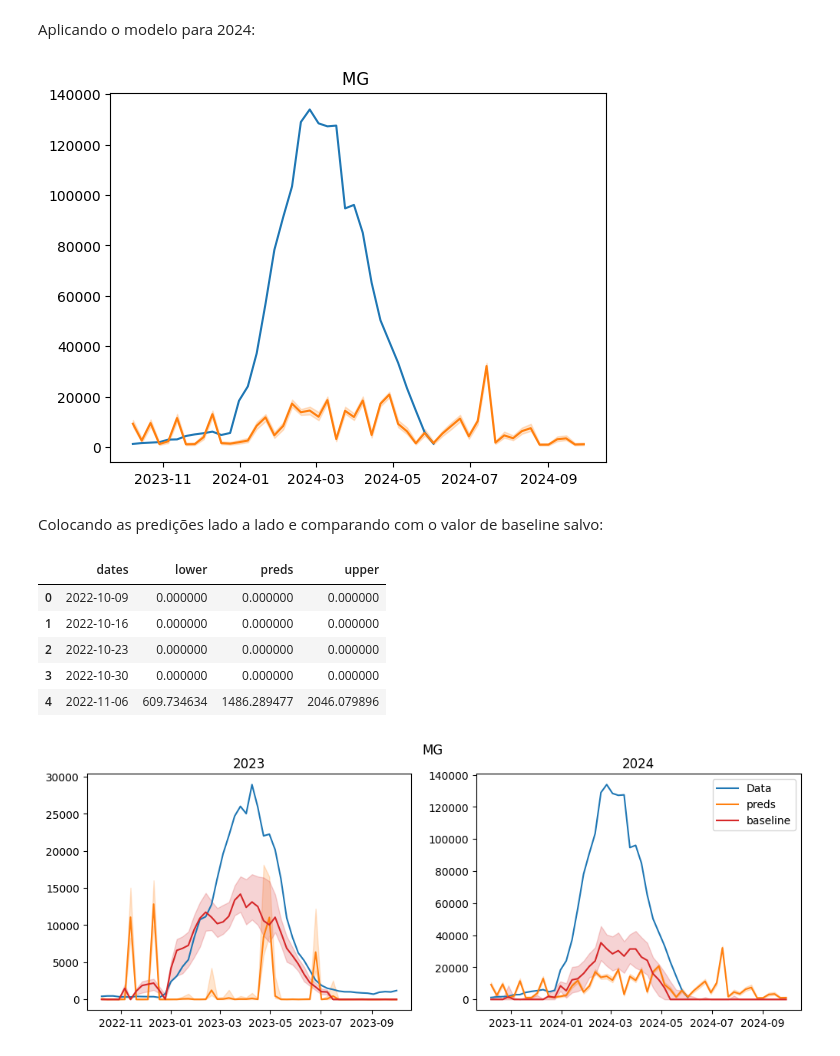
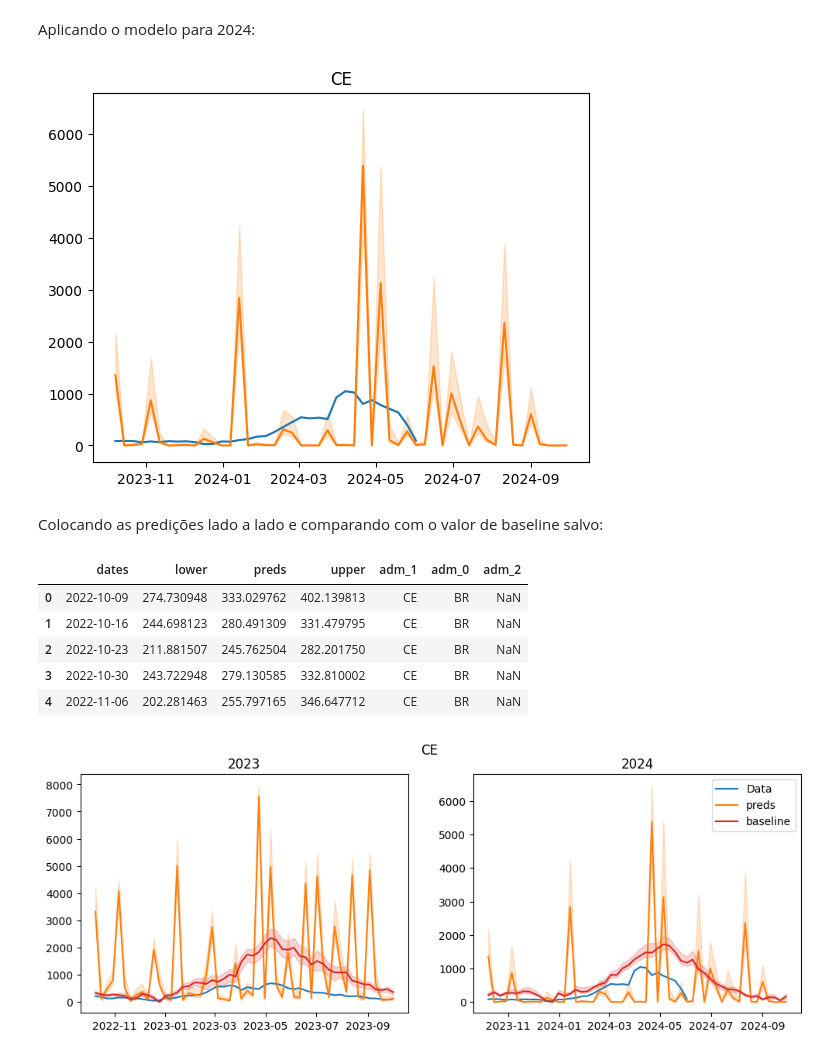
Before and after one commit to eduardocorrearaujo/lstm_transf_to_state, a Jupyter notebook: custom_loss_model.ipynb, the cells around one changed output. Saved outputs shown, nothing was run; the diff lists cells and outputs as text; code cells hidden in the pictures.

Commit message:
Update the model

```diff
--- a/custom_loss_model.ipynb
+++ b/custom_loss_model.ipynb
@@ -156,3 +125,7 @@ df_preds_23 = make_predictions(model, X_test, norm_values, dates = prep.gen_fore
+# %%
+df_w = df.loc[df.uf == STATE][['casos']].resample('W-SUN').sum()
+
+df_w = prep.add_epiweek_label(df_w)
 # %%
 fig, ax = plt.subplots()
 
@@ -175,20 +148,8 @@ Devo retreinar tudo novamente mas usando o mesmo modelo como start já que a nor
 TEST_YEAR = 2024
 # %%
 #regional samples
-X_train_reg, y_train_reg = prep.generate_regional_train_samples(df, enso, TEST_YEAR, min_year = 2023)
-
-# state samples
-df_w = prep.aggregate_data(df)
-
-data = df_w.merge(enso[['enso']], left_index = True, right_index = True)
-
-X_train_state, y_train_state, norm_values = prep.get_train_data(data.loc[data.year < TEST_YEAR], min_year = 2023)
-
-X_test, y_test = prep.get_test_data(norm_values,data, year = TEST_YEAR)
-
-X_train = np.append(X_train_reg, X_train_state, axis = 0)
-
-y_train = np.append(y_train_reg, y_train_state, axis = 0)
+X_train, y_train = prep.generate_regional_train_samples(df, enso, TEST_YEAR,['casos','epiweek', 'enso', 'R0', 'total_cases',
+                                                                                                  'peak_week', 'perc_geocode'], True, False, min_year = 2023)
 # %%
 X_train.shape
 # %% [output]
@@ -221,7 +182,8 @@ model.save(f'saved_models/model_{STATE}_{TEST_YEAR-1}_notebook.keras')
 # %% [markdown]
 Aplicando o modelo para 2024:
 # %%
-df_preds_24 = make_predictions(model, X_test, norm_values, dates = prep.gen_forecast_dates(TEST_YEAR))
+df_preds_24 =  sum_regions_predictions(model, df, enso,TEST_YEAR,['casos','epiweek', 'enso', 'R0', 'total_cases',
+                                                                                                  'peak_week', 'perc_geocode'], True, False )
 # %%
 fig, ax = plt.subplots()
 
@@ -231,64 +193,64 @@ ax.plot(df_preds_24.dates, df_preds_24.preds, label = 'preds')
 
 ax.fill_between( df_preds_24.dates, df_preds_24.lower, df_preds_24.upper, color = 'tab:orange', alpha = 0.2)
 
-ax.set_title(f'MG ')
+ax.set_title(f'{STATE}')
 
 plt.show()
 # %% [output]
-[figure, old version]
+[figure, new version]
 # %% [markdown]
 Colocando as predições lado a lado e comparando com o valor de baseline salvo:
 # %%
-df_preds_23_base = pd.read_csv('./predictions/preds_MG_2023_baseline.csv', index_col = 'Unnamed: 0')
+df_preds_23_base = pd.read_csv('./predictions/preds_CE_2023_baseline.csv')
 
 df_preds_23_base.dates = pd.to_datetime(df_preds_23_base.dates)
 
-df_preds_24_base = pd.read_csv('./predictions/preds_MG_2024_baseline.csv',  index_col = 'Unnamed: 0')
+df_preds_24_base = pd.read_csv('./predictions/preds_CE_2024_baseline.csv')
 
 df_preds_24_base.dates = pd.to_datetime(df_preds_24_base.dates)
 
 df_preds_23_base.head()
 # %% [output]
-|  | dates | lower | preds | upper |
-| 0 | 2022-10-09 | 0.000000 | 0.000000 | 0.000000 |
-| 1 | 2022-10-16 | 0.000000 | 0.000000 | 0.000000 |
-| 2 | 2022-10-23 | 0.000000 | 0.000000 | 0.000000 |
-| 3 | 2022-10-30 | 0.000000 | 0.000000 | 0.000000 |
-| 4 | 2022-11-06 | 609.734634 | 1486.289477 | 2046.079896 |
+|  | dates | lower | preds | upper | adm_1 | adm_0 | adm_2 |
+| 0 | 2022-10-09 | 274.730948 | 333.029762 | 402.139813 | CE | BR | NaN |
+| 1 | 2022-10-16 | 244.698123 | 280.491309 | 331.479795 | CE | BR | NaN |
+| 2 | 2022-10-23 | 211.881507 | 245.762504 | 282.201750 | CE | BR | NaN |
+| 3 | 2022-10-30 | 243.722948 | 279.130585 | 332.810002 | CE | BR | NaN |
+| 4 | 2022-11-06 | 202.281463 | 255.797165 | 346.647712 | CE | BR | NaN |
 # %%
 fig, ax = plt.subplots(1,2, figsize = (12, 4))
 
 ax[0].plot(df_w.loc[df_w.year == 2023].casos, label = 'Data')
 
 ax[0].plot(df_preds_23.dates, df_preds_23.preds, label = 'preds')
 
 ax[0].fill_between( df_preds_23.dates, df_preds_23.lower, df_preds_23.upper, color = 'tab:orange', alpha = 0.2)
 
 ax[0].plot(df_preds_23_base.dates, df_preds_23_base.preds, label = 'baseline', color = 'tab:red')
 
 ax[0].fill_between( df_preds_23_base.dates, df_preds_23_base.lower, df_preds_23_base.upper, color = 'tab:red', alpha = 0.2)
 
 ax[0].set_title('2023')
 
 ax[1].plot(df_w.loc[df_w.year == 2024].casos, label = 'Data')
 
 ax[1].plot(df_preds_24.dates, df_preds_24.preds, label = 'preds')
 
 ax[1].fill_between( df_preds_24.dates, df_preds_24.lower, df_preds_24.upper, color = 'tab:orange', alpha = 0.2)
 
 ax[1].plot(df_preds_24_base.dates, df_preds_24_base.preds, label = 'baseline', color = 'tab:red')
 
 ax[1].fill_between( df_preds_24_base.dates, df_preds_24_base.lower, df_preds_24_base.upper, color = 'tab:red', alpha = 0.2)
 
 ax[1].set_title('2024')
 
 ax[1].legend()
 
-plt.suptitle('MG')
+plt.suptitle('CE')
 
 plt.show()
 # %% [output]
-[figure, old version]
+[figure, new version]
 # %%
 fig, ax = plt.subplots(1,2, figsize = (12, 4), sharey = True)
 
```
Also changed, not shown: parts of 16 cells of this notebook, 58 other files.
